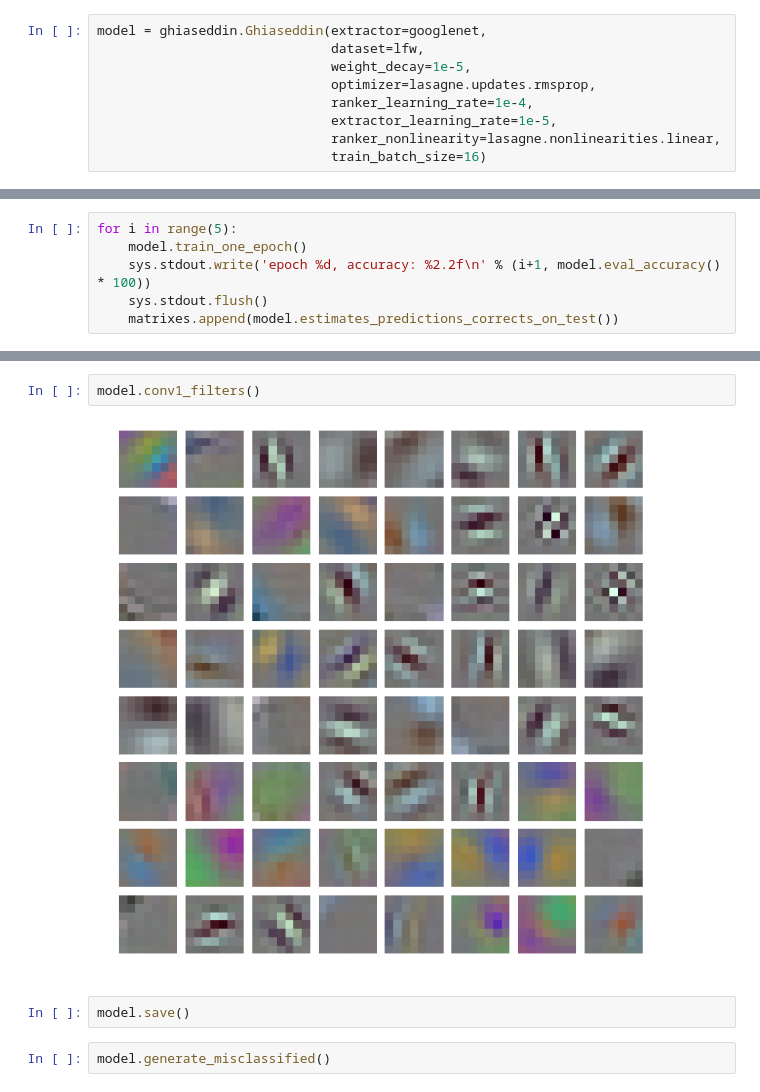
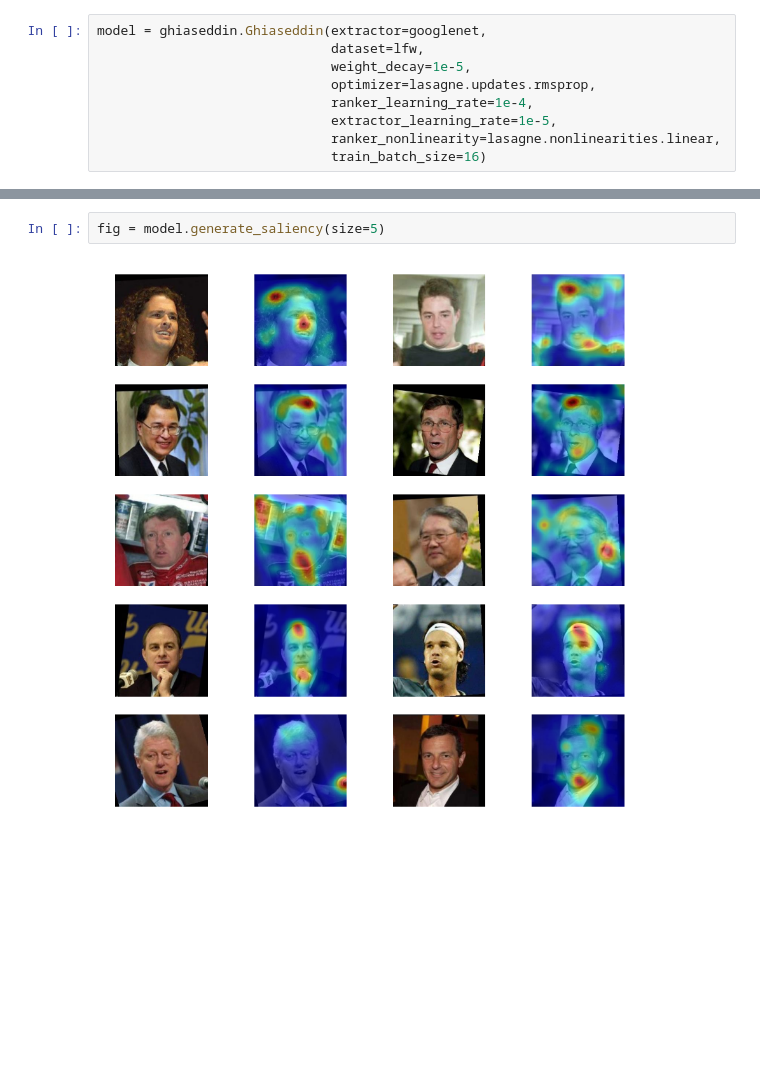
Before and after one commit to yassersouri/ghiaseddin, a Jupyter notebook: notebooks/playground-lfw.ipynb, the cells around one changed output, grey strips where cells are left out. Cells and saved outputs as stored; diff of their text form; blank space fills up the shorter version.

```diff
--- a/notebooks/playground-lfw.ipynb
+++ b/notebooks/playground-lfw.ipynb
@@ -73,6 +34,0 @@ model.eval_accuracy()
-# %%
-for i in range(5):
-    model.train_one_epoch()
-    sys.stdout.write('epoch %d, accuracy: %2.2f\n' % (i+1, model.eval_accuracy() * 100))
-    sys.stdout.flush()
-    matrixes.append(model.estimates_predictions_corrects_on_test())
@@ -89,8 +35,4 @@ fig = ghiaseddin.utils.show_training_matrixes([ghiaseddin.utils.convert_estimate
-# %%
-model.conv1_filters()
-# %% [output]
-[figure, removed]
-# %%
-model.save()
-# %%
-model.generate_misclassified()
+# %%
+fig = model.generate_saliency(size=5)
+# %% [output]
+[figure, added]
```
Also changed, not shown: parts of 9 cells of this notebook.
